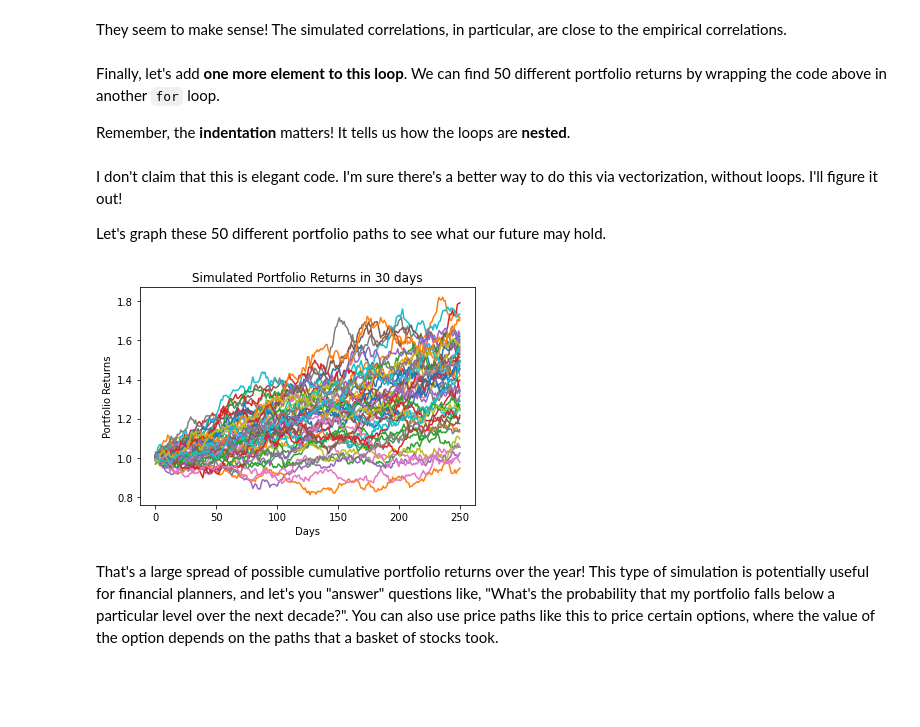
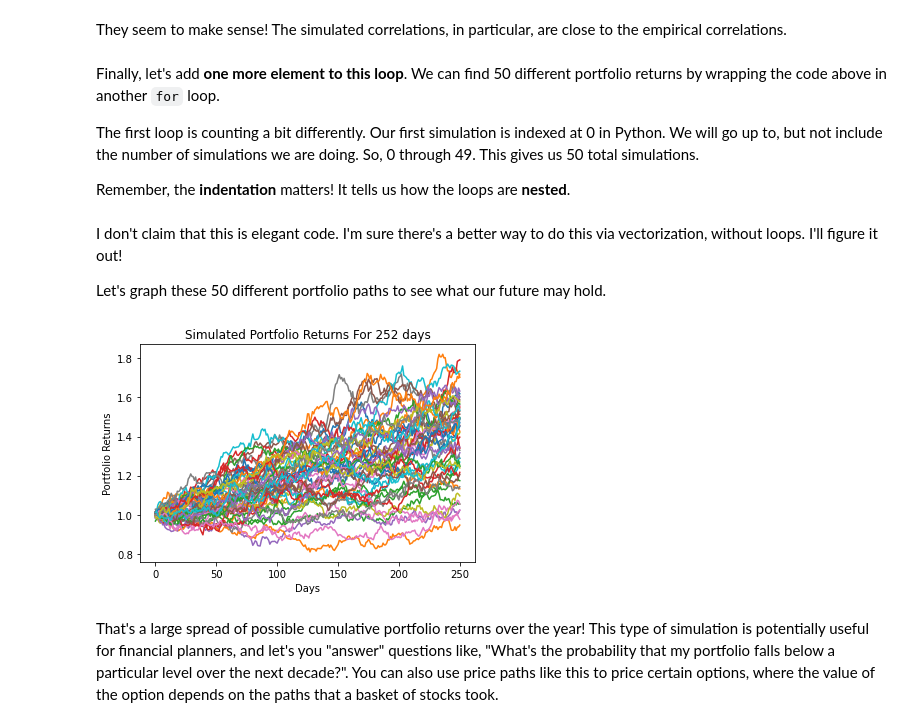
Before and after one commit to aaiken1/fin-data-analysis-text, a Jupyter notebook: _sources/chapters/13_monte_carlo.ipynb, the cells around one changed output. Saved outputs shown, nothing was run; the diff lists cells and outputs as text; code cells hidden in the pictures; blank space fills up the shorter version.

```diff
--- a/_sources/chapters/13_monte_carlo.ipynb
+++ b/_sources/chapters/13_monte_carlo.ipynb
@@ -254,6 +254,8 @@ They seem to make sense! The simulated correlations, in particular, are close to
 # %% [markdown]
 Finally, let's add **one more element to this loop**. We can find 50 different portfolio returns by wrapping the code above in another `for` loop.
 
+The first loop is counting a bit differently. Our first simulation is indexed at 0 in Python. We will go up to, but not include the number of simulations we are doing. So, 0 through 49. This gives us 50 total simulations.
+
 Remember, the **indentation** matters! It tells us how the loops are **nested**.
 # %%
 S_0 = prices.iloc[-1]
@@ -279,11 +281,11 @@ Let's graph these 50 different portfolio paths to see what our future may hold.
 # %%
 port_returns_all = pd.DataFrame(port_returns_all)
 
 plt.plot(port_returns_all)
 plt.ylabel('Portfolio Returns')
 plt.xlabel('Days')
-plt.title('Simulated Portfolio Returns in 30 days');
+plt.title('Simulated Portfolio Returns For 252 days');
 # %% [output]
-[figure, old version]
+[figure, new version]
 # %% [markdown]
 That's a large spread of possible cumulative portfolio returns over the year! This type of simulation is potentially useful for financial planners, and let's you "answer" questions like, "What's the probability that my portfolio falls below a particular level over the next decade?". You can also use price paths like this to price certain options, where the value of the option depends on the paths that a basket of stocks took.
```
Also changed, not shown: parts of 7 cells of this notebook, 6 other files.
